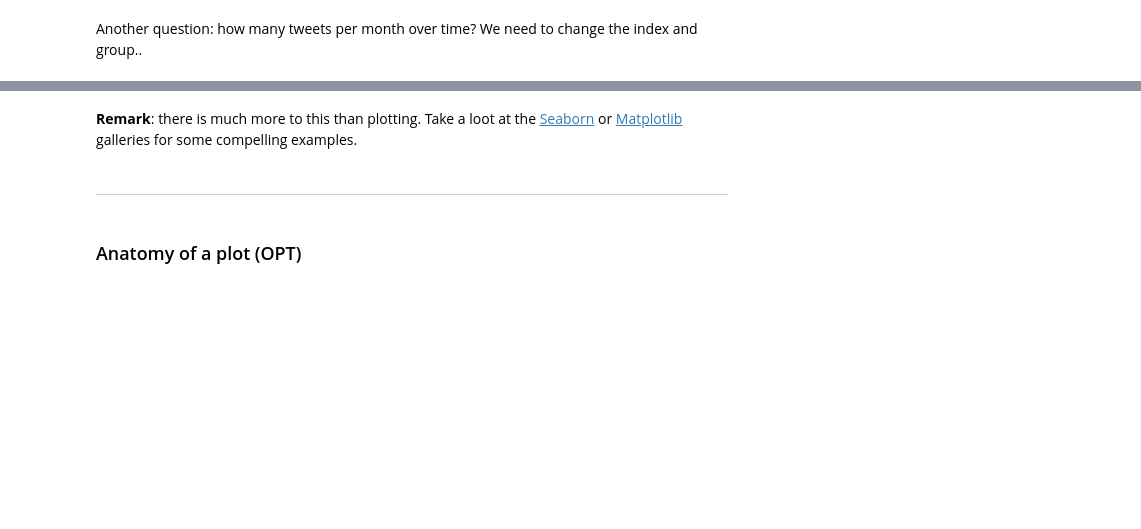
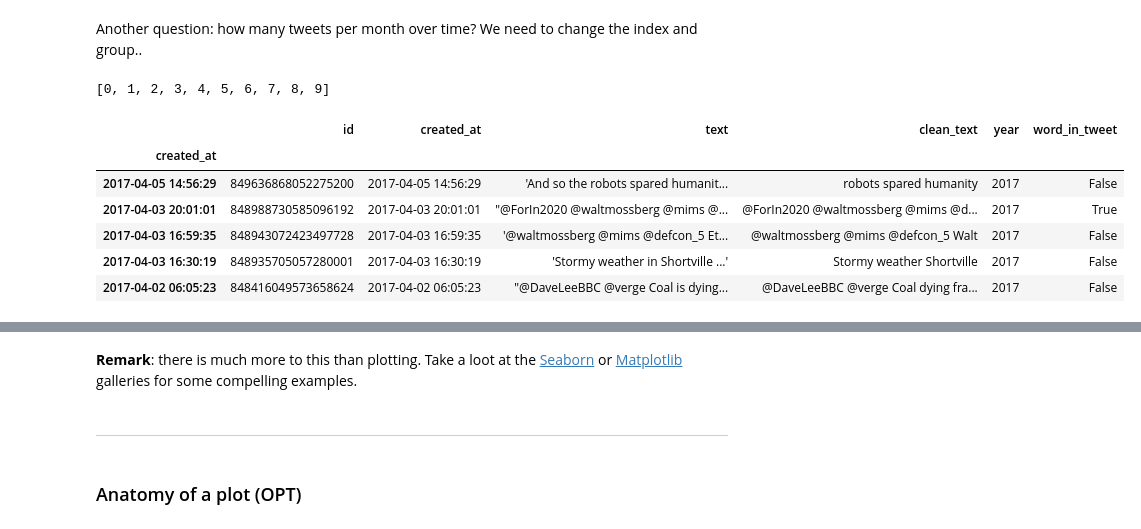
Before and after one commit to bloemj/2023-coding-the-humanities, a Jupyter notebook: notebooks/5_WorkingTweets.ipynb, the cells around one changed output, grey strips where cells are left out. Cells and saved outputs as stored; diff of their text form; code cells hidden in the pictures; blank space fills up the shorter version.

```diff
--- a/notebooks/5_WorkingTweets.ipynb
+++ b/notebooks/5_WorkingTweets.ipynb
@@ -157,6 +298,9 @@ df_elon.head()
 # %%
 # count the number of tweets containing a certain word (or user name)
 
-which_word = '@SpaceX' #Tesla
+which_word = 'Tesla' #Tesla
 
-df_elon["word_in_tweet"] = df_elon.clean_text.apply(lambda x: which_word in x)
+def word_in_tweet(tweet,word):
+    return word in tweet
+
+df_elon["word_in_tweet"] = df_elon.clean_text.apply(lambda tweet: which_word in tweet)
@@ -180,4 +339,18 @@ sns.set(rc={'figure.figsize':(11, 4)})
+# %%
+df_elon.index.to_list()[:10]
+# %% [output]
+[0, 1, 2, 3, 4, 5, 6, 7, 8, 9]
 # %%
-df_elon.index = pd.to_datetime(df_elon['created_at'],format='%m/%d/%y %I:%M%p')
+df_elon.index = df_elon['created_at']
+# %%
+df_elon.head(5)
+# %% [output]
+|  | id | created_at | text | clean_text | year | word_in_tweet |
+| created_at |  |  |  |  |  |  |
+| 2017-04-05 14:56:29 | 849636868052275200 | 2017-04-05 14:56:29 | 'And so the robots spared humanit... | robots spared humanity | 2017 | False |
+| 2017-04-03 20:01:01 | 848988730585096192 | 2017-04-03 20:01:01 | "@ForIn2020 @waltmossberg @mims @... | @ForIn2020 @waltmossberg @mims @d... | 2017 | True |
+| 2017-04-03 16:59:35 | 848943072423497728 | 2017-04-03 16:59:35 | '@waltmossberg @mims @defcon_5 Et... | @waltmossberg @mims @defcon_5 Walt | 2017 | False |
+| 2017-04-03 16:30:19 | 848935705057280001 | 2017-04-03 16:30:19 | 'Stormy weather in Shortville ...' | Stormy weather Shortville | 2017 | False |
+| 2017-04-02 06:05:23 | 848416049573658624 | 2017-04-02 06:05:23 | "@DaveLeeBBC @verge Coal is dying... | @DaveLeeBBC @verge Coal dying fra... | 2017 | False |
 # %%
 df_elon.groupby(pd.Grouper(freq='M')).agg('count')['id'][-10:]
```
Also changed, not shown: parts of 30 cells of this notebook, 2 other files.
